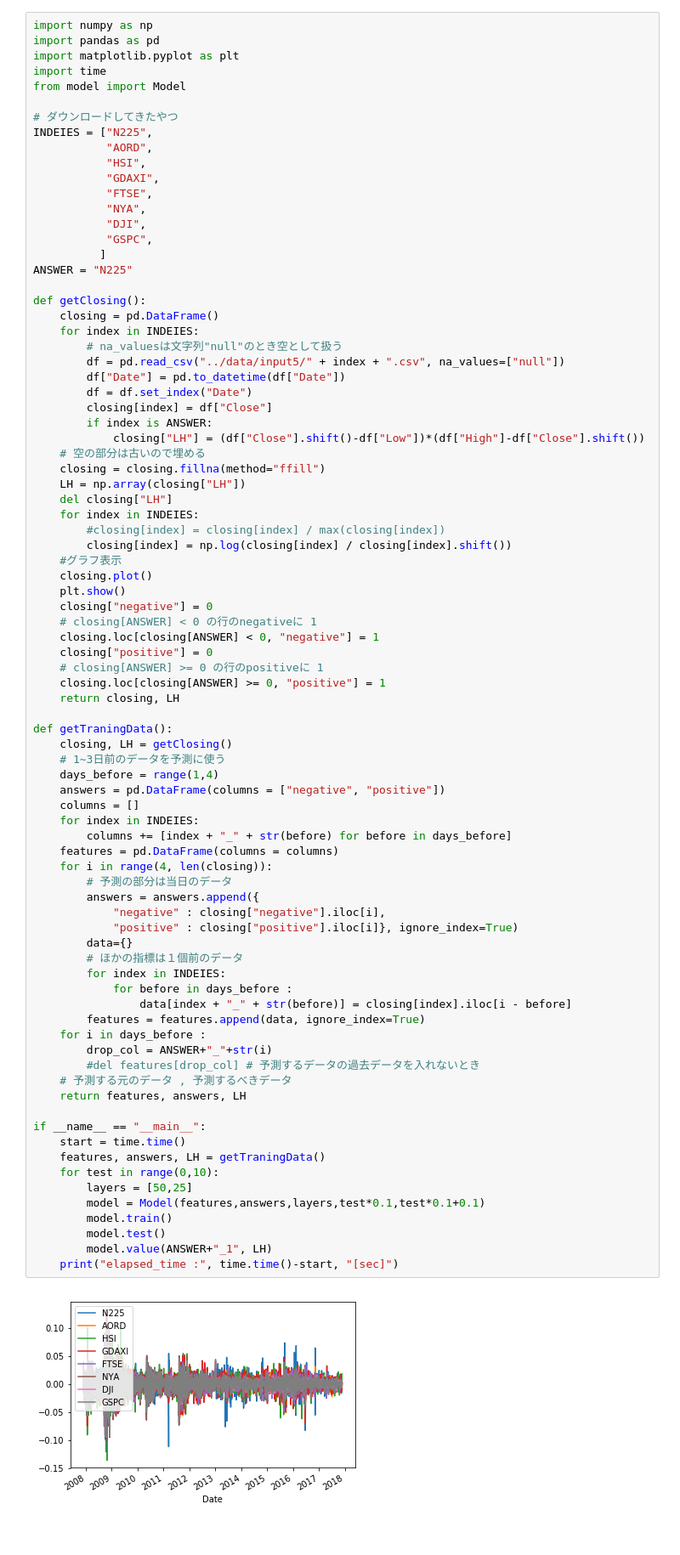
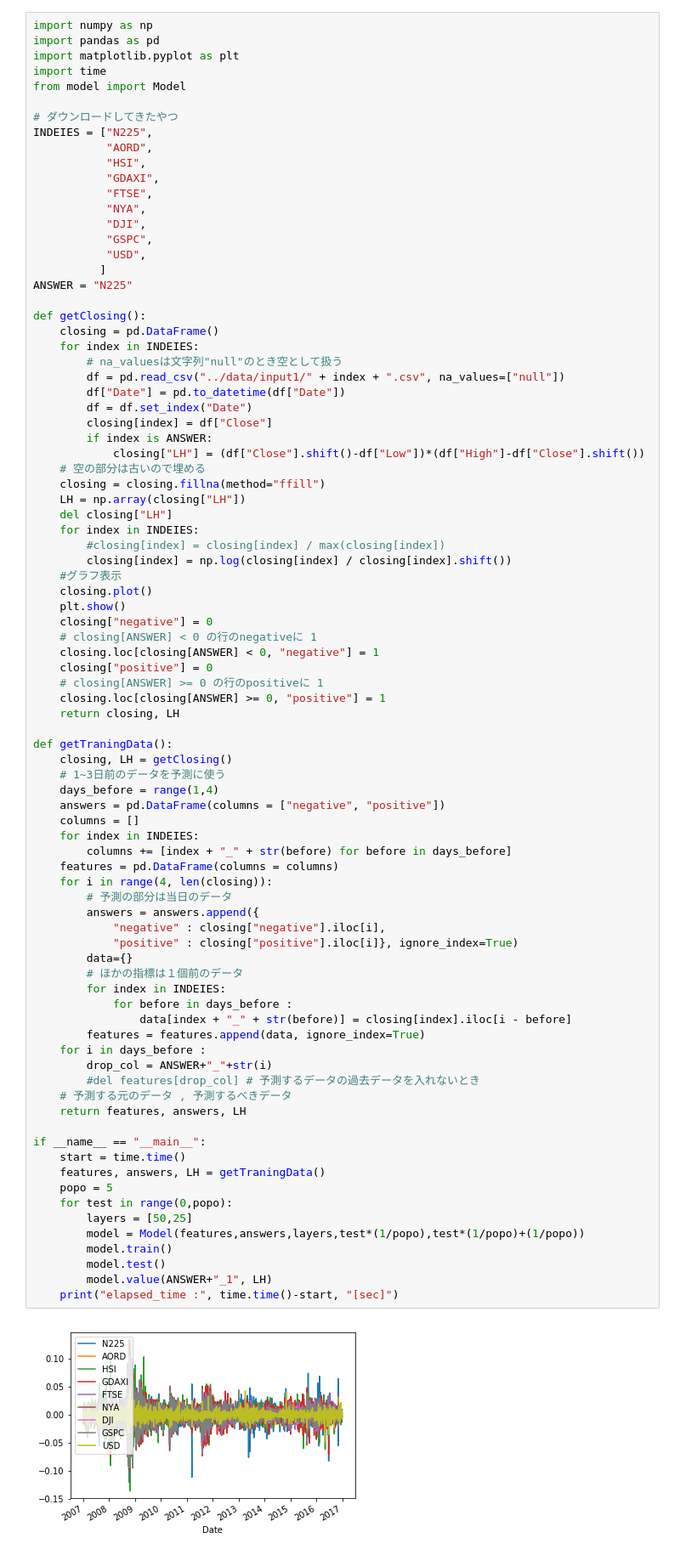
Before and after one commit to 5f5e0ff/repository, a Jupyter notebook: TensorFlowMachineLearning/TensorFlowMachineLearning.ipynb, the cells around one changed output. Shown at 85% size. Drawn from its saved outputs; the diff is of its cells as text.

```diff
--- a/TensorFlowMachineLearning/TensorFlowMachineLearning.ipynb
+++ b/TensorFlowMachineLearning/TensorFlowMachineLearning.ipynb
@@ -14,6 +14,7 @@ INDEIES = ["N225",
            "NYA",
            "DJI",
            "GSPC",
+           "USD",
           ]
 ANSWER = "N225"
 
@@ -21,7 +22,7 @@ def getClosing():
     closing = pd.DataFrame()
     for index in INDEIES:
         # na_valuesは文字列"null"のとき空として扱う
-        df = pd.read_csv("../data/input5/" + index + ".csv", na_values=["null"])
+        df = pd.read_csv("../data/input1/" + index + ".csv", na_values=["null"])
         df["Date"] = pd.to_datetime(df["Date"])
         df = df.set_index("Date")
         closing[index] = df["Close"]
@@ -53,34 +54,35 @@ def getTraningData():
     columns = []
     for index in INDEIES:
         columns += [index + "_" + str(before) for before in days_before]
     features = pd.DataFrame(columns = columns)
     for i in range(4, len(closing)):
         # 予測の部分は当日のデータ
         answers = answers.append({
             "negative" : closing["negative"].iloc[i],
             "positive" : closing["positive"].iloc[i]}, ignore_index=True)
         data={}
         # ほかの指標は１個前のデータ
         for index in INDEIES:
             for before in days_before :
                 data[index + "_" + str(before)] = closing[index].iloc[i - before]
         features = features.append(data, ignore_index=True)
     for i in days_before :
         drop_col = ANSWER+"_"+str(i)
         #del features[drop_col] # 予測するデータの過去データを入れないとき
     # 予測する元のデータ , 予測するべきデータ
     return features, answers, LH
 
 if __name__ == "__main__":
     start = time.time()
     features, answers, LH = getTraningData()
-    for test in range(0,10):
+    popo = 5
+    for test in range(0,popo):
         layers = [50,25]
-        model = Model(features,answers,layers,test*0.1,test*0.1+0.1)
+        model = Model(features,answers,layers,test*(1/popo),test*(1/popo)+(1/popo))
         model.train()
         model.test()
         model.value(ANSWER+"_1", LH)
     print("elapsed_time :", time.time()-start, "[sec]")
 # %% [output]
-[figure, old version]
+[figure, new version]
 Epoch    loss
```
Also changed, not shown: parts of 1 cell of this notebook, 2 other files.
